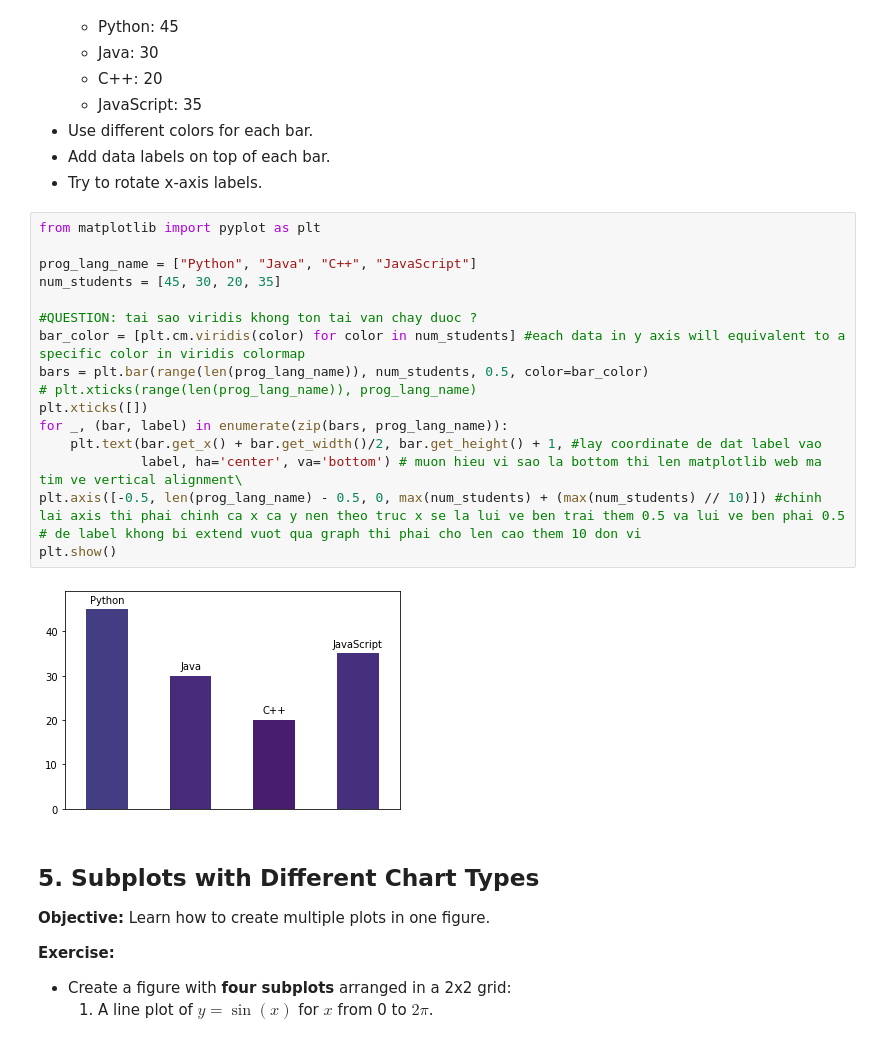
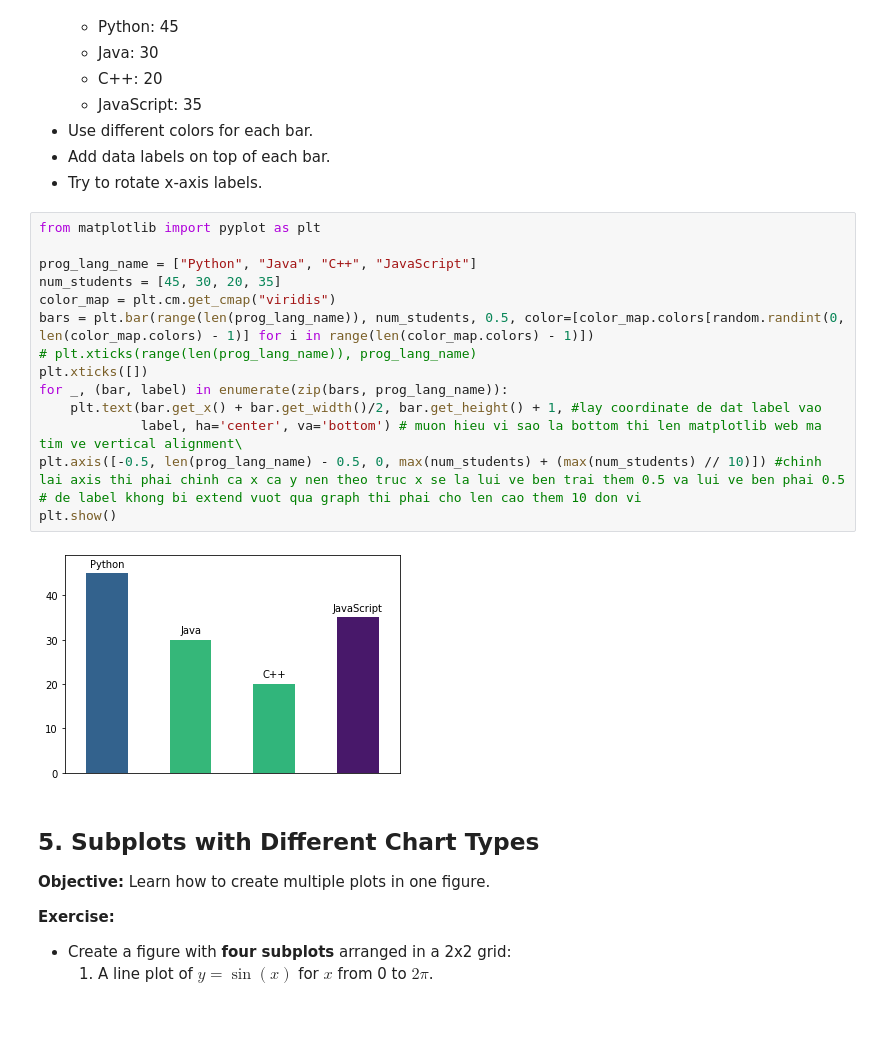
Before and after one commit to MaiDinhVinh/CS-ML, a Jupyter notebook: 2-10-2025/c01_visualization.ipynb, the cells around one changed output. Saved outputs shown, nothing was run; the diff lists cells and outputs as text.

Commit message:
fixed colormap for bar chart

```diff
--- a/2-10-2025/c01_visualization.ipynb
+++ b/2-10-2025/c01_visualization.ipynb
@@ -270,22 +270,20 @@ plt.show()
 # %%
 from matplotlib import pyplot as plt
 
 prog_lang_name = ["Python", "Java", "C++", "JavaScript"]
 num_students = [45, 30, 20, 35]
-
-#QUESTION: tai sao viridis khong ton tai van chay duoc ?
-bar_color = [plt.cm.viridis(color) for color in num_students] #each data in y axis will equivalent to a specific color in viridis colormap
-bars = plt.bar(range(len(prog_lang_name)), num_students, 0.5, color=bar_color)
+color_map = plt.cm.get_cmap("viridis")
+bars = plt.bar(range(len(prog_lang_name)), num_students, 0.5, color=[color_map.colors[random.randint(0, len(color_map.colors) - 1)] for i in range(len(color_map.colors) - 1)])
 # plt.xticks(range(len(prog_lang_name)), prog_lang_name)
 plt.xticks([])
 for _, (bar, label) in enumerate(zip(bars, prog_lang_name)):
     plt.text(bar.get_x() + bar.get_width()/2, bar.get_height() + 1, #lay coordinate de dat label vao
              label, ha='center', va='bottom') # muon hieu vi sao la bottom thi len matplotlib web ma tim ve vertical alignment\
 plt.axis([-0.5, len(prog_lang_name) - 0.5, 0, max(num_students) + (max(num_students) // 10)]) #chinh lai axis thi phai chinh ca x ca y nen theo truc x se la lui ve ben trai them 0.5 va lui ve ben phai 0.5
 # de label khong bi extend vuot qua graph thi phai cho len cao them 10 don vi
 plt.show()
 # %% [output]
-[figure, old version]
+[figure, new version]
 # %% [markdown]
 ## 5. Subplots with Different Chart Types
 **Objective:** Learn how to create multiple plots in one figure.
```
Also changed, not shown: parts of 1 cell of this notebook.
